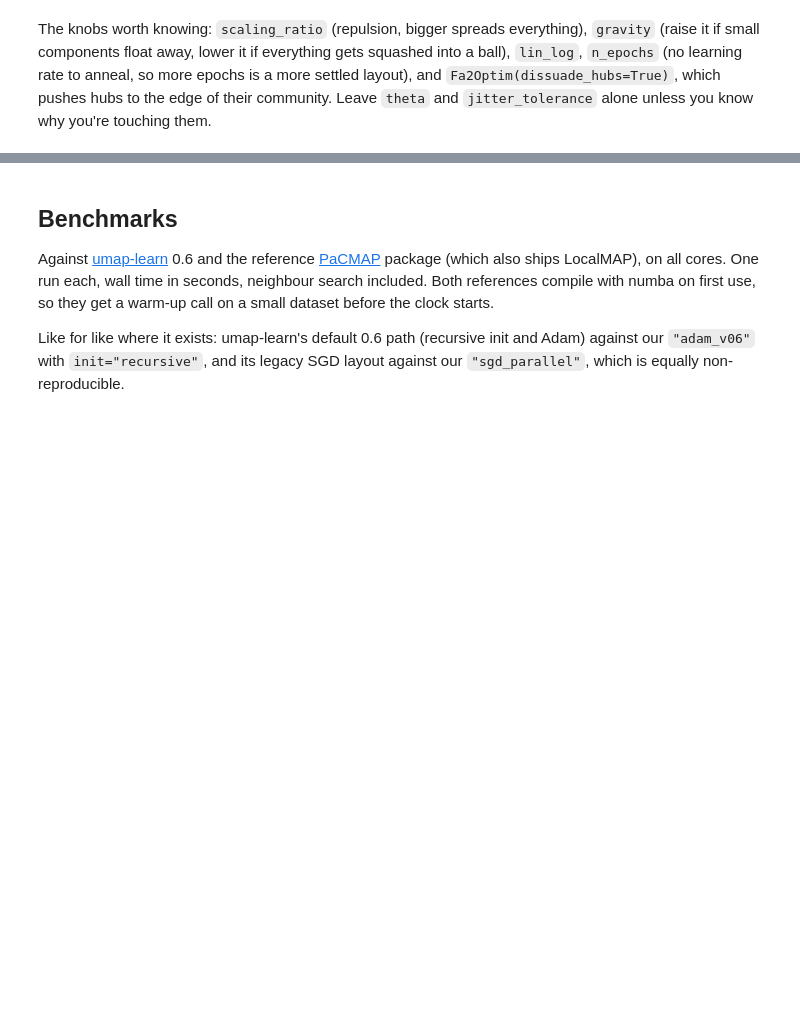
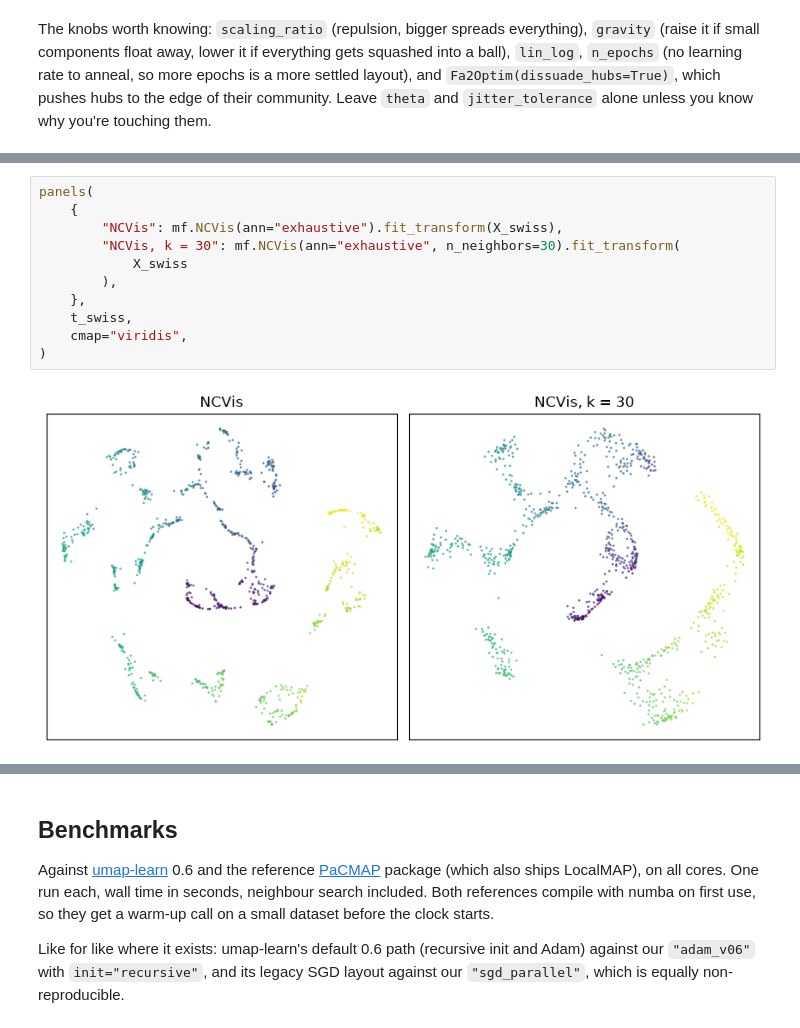
Before and after one commit to GregorLueg/manifolds-rs, a Jupyter notebook: python/docs/vignettes/umap_pacmap.ipynb, the cells around one changed output, grey strips where cells are left out. Drawn from its saved outputs; the diff is of its cells as text; blank space fills up the shorter version.

```diff
--- a/python/docs/vignettes/umap_pacmap.ipynb
+++ b/python/docs/vignettes/umap_pacmap.ipynb
@@ -552,0 +612,13 @@ you're touching them.
+# %%
+panels(
+    {
+        "NCVis": mf.NCVis(ann="exhaustive").fit_transform(X_swiss),
+        "NCVis, k = 30": mf.NCVis(ann="exhaustive", n_neighbors=30).fit_transform(
+            X_swiss
+        ),
+    },
+    t_swiss,
+    cmap="viridis",
+)
+# %% [output]
+[figure, added]
```
Also changed, not shown: parts of 18 cells of this notebook, 1 other file.
